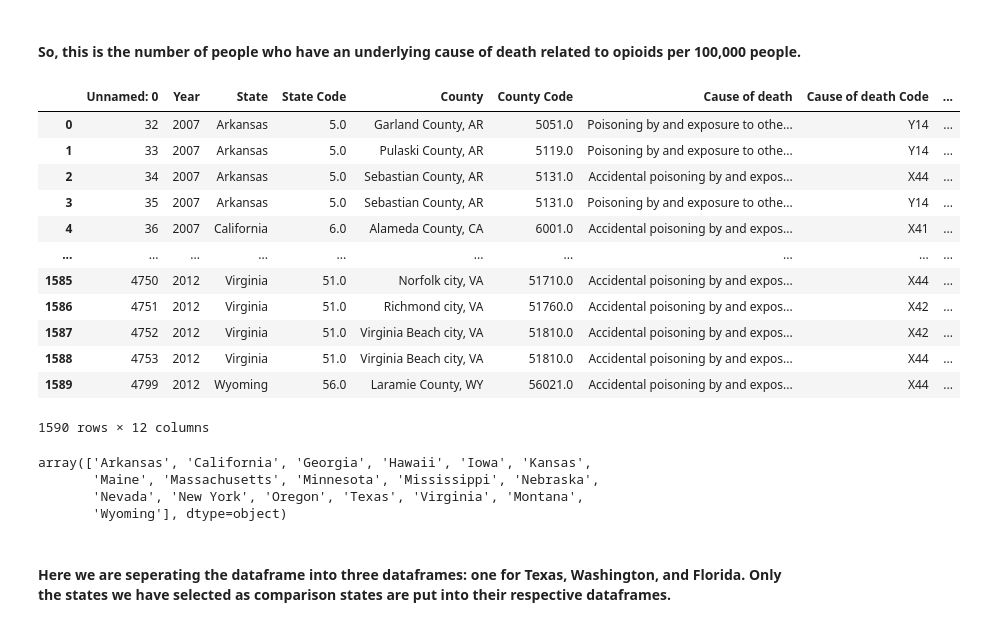
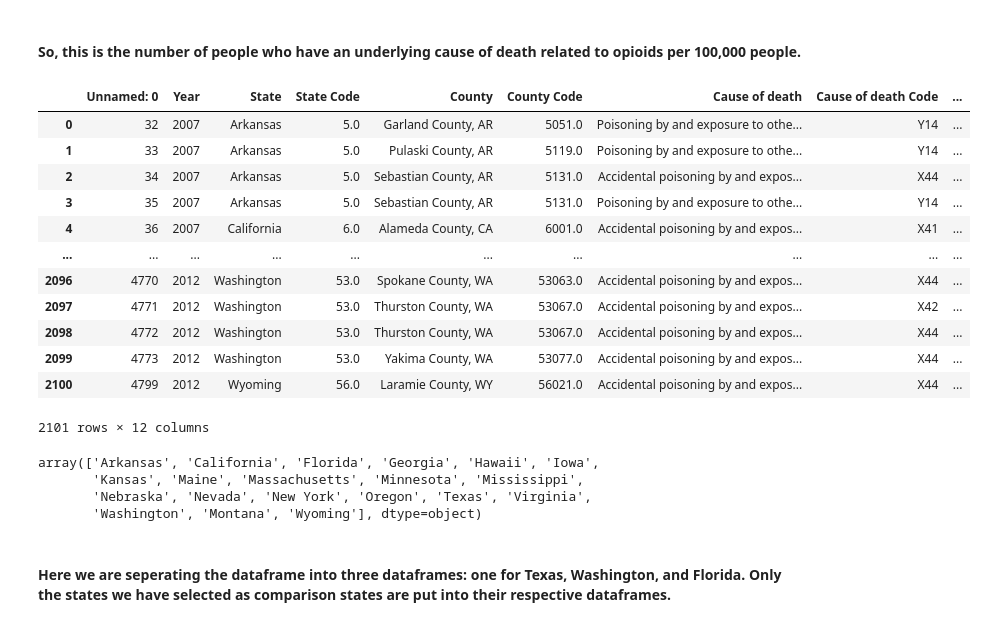
Before and after one commit to MIDS-at-Duke/pds-2022-turquoise-team, a Jupyter notebook: 10_code/Death rate cleanup.ipynb, the cells around one changed output. Saved outputs shown, nothing was run; the diff lists cells and outputs as text; code cells hidden in the pictures.

Commit message:
changing csv in read_csv

```diff
--- a/10_code/Death rate cleanup.ipynb
+++ b/10_code/Death rate cleanup.ipynb
@@ -8,29 +8,29 @@
 #### So, this is the number of people who have an underlying cause of death related to opioids per 100,000 people.
 # %%
 import pandas as pd
-df = pd.read_csv('/workspaces/pds-2022-turquoise-team/00_source_data/vital_stats_merged_1.csv')
+df = pd.read_csv('/workspaces/pds-2022-turquoise-team/20_intermediate_files/vital_stats_merged.csv')
 df.drop(['Crude Rate'], axis = 1)
 # %% [output]
 |  | Unnamed: 0 | Year | State | State Code | County | County Code | Cause of death | Cause of death Code | ... |
 | 0 | 32 | 2007 | Arkansas | 5.0 | Garland County, AR | 5051.0 | Poisoning by and exposure to othe... | Y14 | ... |
 | 1 | 33 | 2007 | Arkansas | 5.0 | Pulaski County, AR | 5119.0 | Poisoning by and exposure to othe... | Y14 | ... |
 | 2 | 34 | 2007 | Arkansas | 5.0 | Sebastian County, AR | 5131.0 | Accidental poisoning by and expos... | X44 | ... |
 | 3 | 35 | 2007 | Arkansas | 5.0 | Sebastian County, AR | 5131.0 | Poisoning by and exposure to othe... | Y14 | ... |
 | 4 | 36 | 2007 | California | 6.0 | Alameda County, CA | 6001.0 | Accidental poisoning by and expos... | X41 | ... |
 | ... | ... | ... | ... | ... | ... | ... | ... | ... | ... |
-| 1585 | 4750 | 2012 | Virginia | 51.0 | Norfolk city, VA | 51710.0 | Accidental poisoning by and expos... | X44 | ... |
-| 1586 | 4751 | 2012 | Virginia | 51.0 | Richmond city, VA | 51760.0 | Accidental poisoning by and expos... | X42 | ... |
-| 1587 | 4752 | 2012 | Virginia | 51.0 | Virginia Beach city, VA | 51810.0 | Accidental poisoning by and expos... | X42 | ... |
-| 1588 | 4753 | 2012 | Virginia | 51.0 | Virginia Beach city, VA | 51810.0 | Accidental poisoning by and expos... | X44 | ... |
-| 1589 | 4799 | 2012 | Wyoming | 56.0 | Laramie County, WY | 56021.0 | Accidental poisoning by and expos... | X44 | ... |
+| 2096 | 4770 | 2012 | Washington | 53.0 | Spokane County, WA | 53063.0 | Accidental poisoning by and expos... | X44 | ... |
+| 2097 | 4771 | 2012 | Washington | 53.0 | Thurston County, WA | 53067.0 | Accidental poisoning by and expos... | X42 | ... |
+| 2098 | 4772 | 2012 | Washington | 53.0 | Thurston County, WA | 53067.0 | Accidental poisoning by and expos... | X44 | ... |
+| 2099 | 4773 | 2012 | Washington | 53.0 | Yakima County, WA | 53077.0 | Accidental poisoning by and expos... | X44 | ... |
+| 2100 | 4799 | 2012 | Wyoming | 56.0 | Laramie County, WY | 56021.0 | Accidental poisoning by and expos... | X44 | ... |
-1590 rows × 12 columns
+2101 rows × 12 columns
 # %%
 df['State'].unique()
 # %% [output]
-array(['Arkansas', 'California', 'Georgia', 'Hawaii', 'Iowa', 'Kansas',
-       'Maine', 'Massachusetts', 'Minnesota', 'Mississippi', 'Nebraska',
-       'Nevada', 'New York', 'Oregon', 'Texas', 'Virginia', 'Montana',
-       'Wyoming'], dtype=object)
+array(['Arkansas', 'California', 'Florida', 'Georgia', 'Hawaii', 'Iowa',
+       'Kansas', 'Maine', 'Massachusetts', 'Minnesota', 'Mississippi',
+       'Nebraska', 'Nevada', 'New York', 'Oregon', 'Texas', 'Virginia',
+       'Washington', 'Montana', 'Wyoming'], dtype=object)
 # %% [markdown]
 #### Here we are seperating the dataframe into three dataframes: one for Texas, Washington, and Florida. Only the states we have selected as comparison states are put into their respective dataframes.
 # %%
```
Also changed, not shown: parts of 3 cells of this notebook.
